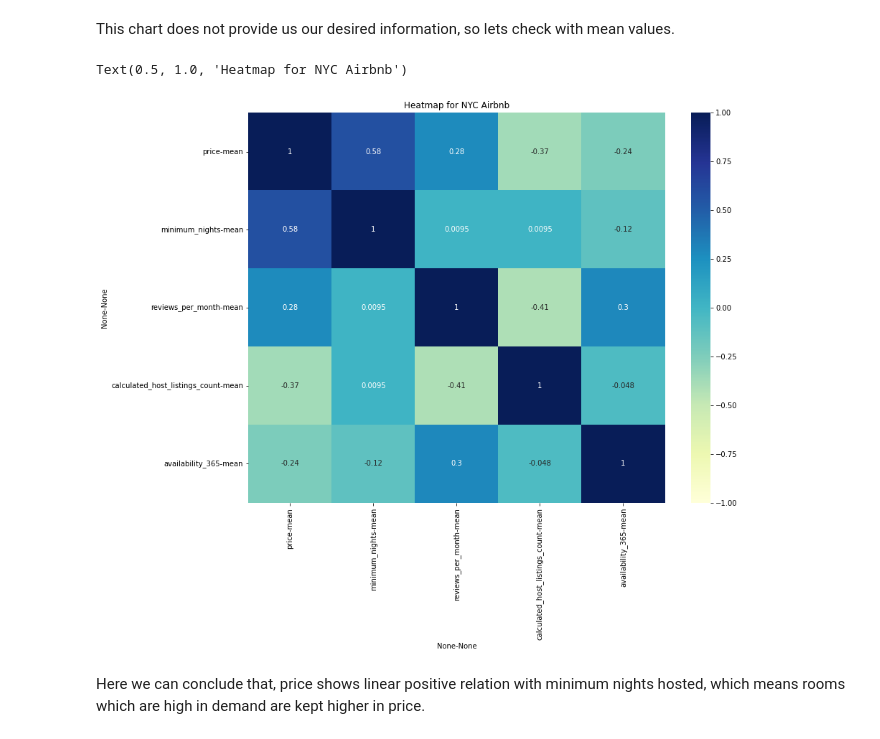
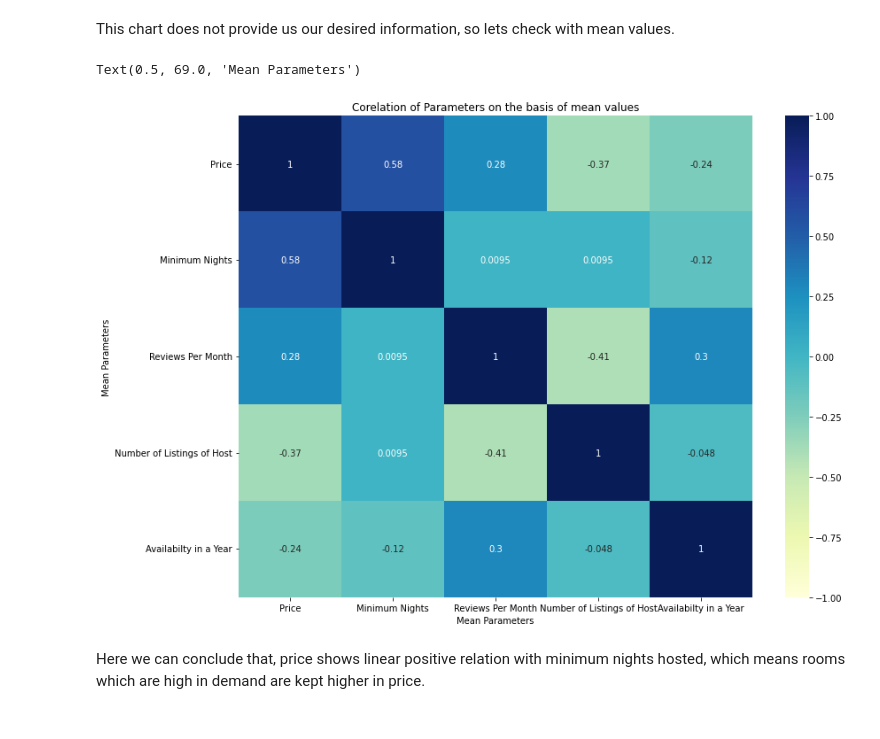
Before and after one commit to aaravpanchal/Ted-Talk-Views-Prediction-, a Jupyter notebook: EDA_AIRBNB_NYC_2019.ipynb, the cells around one changed output. Drawn from its saved outputs; the diff is of its cells as text; code cells hidden in the pictures.

```diff
--- a/EDA_AIRBNB_NYC_2019.ipynb
+++ b/EDA_AIRBNB_NYC_2019.ipynb
@@ -304,11 +304,14 @@ This chart does not provide us our desired information, so lets check with mean
 # %%
 corr_df=newdf.groupby(["neighbourhood_group","room_type"])["price","minimum_nights","reviews_per_month","calculated_host_listings_count","availability_365"].agg(["mean"]).reset_index()
 plt.figure(figsize=(13,10))
-sns.heatmap(corr_df.corr(method='kendall'), cmap="YlGnBu", annot=True,vmin=-1,vmax=1)
-plt.title('Heatmap for NYC Airbnb')
+labels = ["Price","Minimum Nights","Reviews Per Month","Number of Listings of Host","Availabilty in a Year"]
+sns.heatmap(corr_df.corr(method='kendall'),xticklabels=labels,yticklabels=labels, cmap="YlGnBu", annot=True,vmin=-1,vmax=1)
+plt.title('Corelation of Parameters on the basis of mean values')
+plt.ylabel("Mean Parameters")
+plt.xlabel("Mean Parameters")
 # %% [output]
-Text(0.5, 1.0, 'Heatmap for NYC Airbnb')
+Text(0.5, 69.0, 'Mean Parameters')
-[figure, old version]
+[figure, new version]
 # %% [markdown]
 Here we can conclude that, price shows linear positive relation with minimum nights hosted, which means rooms which are high in demand are kept higher in price.
 # %% [markdown]
```
Also changed, not shown: parts of 3 cells of this notebook.
